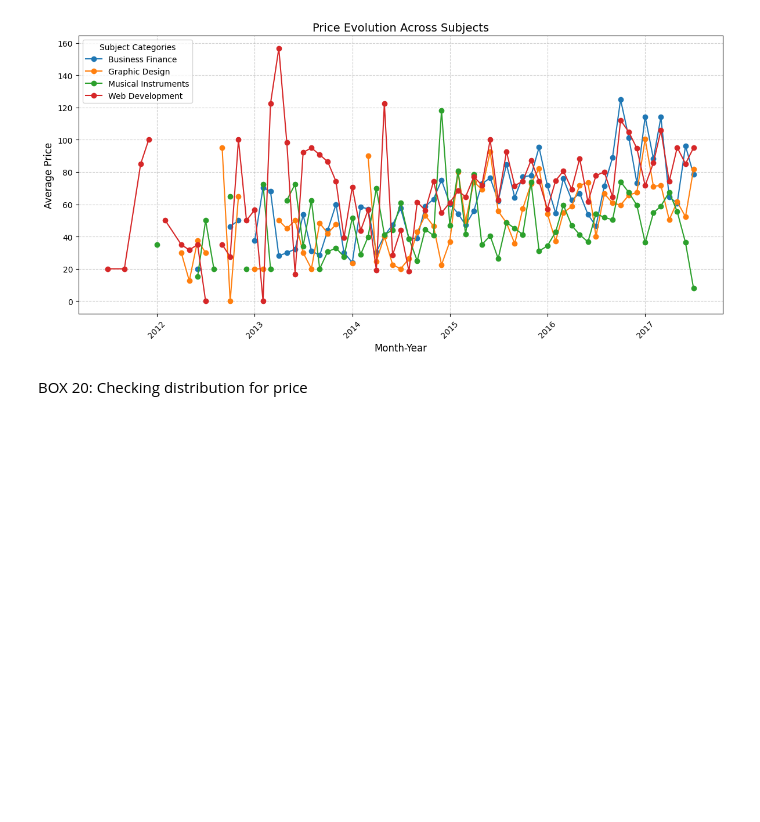
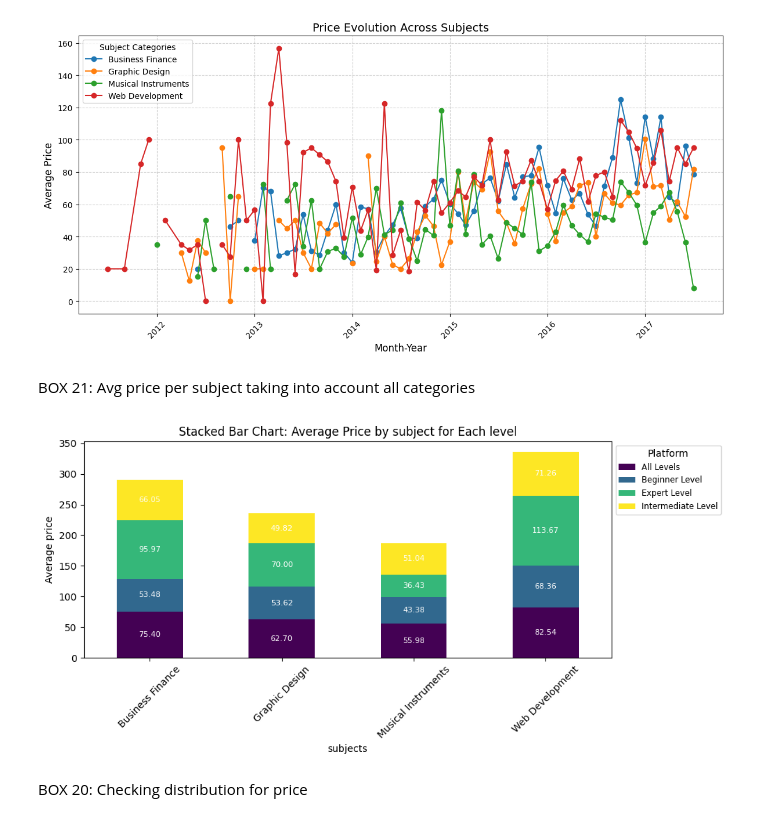
Before and after one commit to TeodoraVuta/e-learning-udemy, a Jupyter notebook: data.ipynb, the cells around one changed output. Cells and saved outputs as stored; diff of their text form; code cells hidden in the pictures; blank space fills up the shorter version.

```diff
--- a/data.ipynb
+++ b/data.ipynb
@@ -375,6 +377,40 @@ plt.tight_layout()
 plt.show()
 # %% [output]
 [figure]
+# %% [markdown]
+BOX 21: Avg price per subject taking into account all categories
+# %%
+avg_price_per_category = df.groupby(['subject', 'level'])['price'].mean().unstack()
+
+ax = avg_price_per_category.plot(
+    kind='bar',
+    stacked=True,
+    figsize=(10, 5),
+    colormap='viridis'
+)
+
+
+for i, bar_group in enumerate(ax.containers):
+    for bar in bar_group:
+        if bar.get_height() > 0:
+            height = bar.get_height()
+            ax.text(
+                bar.get_x() + bar.get_width() / 2,
+                bar.get_y() + height / 2,
+                f'{height:.2f}',
+                ha='center', va='center', fontsize=8, color='white'
+            )
+
+plt.title('Stacked Bar Chart: Average Price by subject for Each level')
+plt.xlabel('subjects')
+plt.ylabel('Average price')
+plt.xticks(rotation=45)
+plt.legend(title='Platform', fontsize='small', loc='upper left', bbox_to_anchor=(1.0, 1.0))
+plt.tight_layout()
+
+plt.show()
+# %% [output]
+[figure, added]
 # %% [markdown]
 BOX 20: Checking distribution for price
 # %%
```
Also changed, not shown: parts of 16 cells of this notebook.
